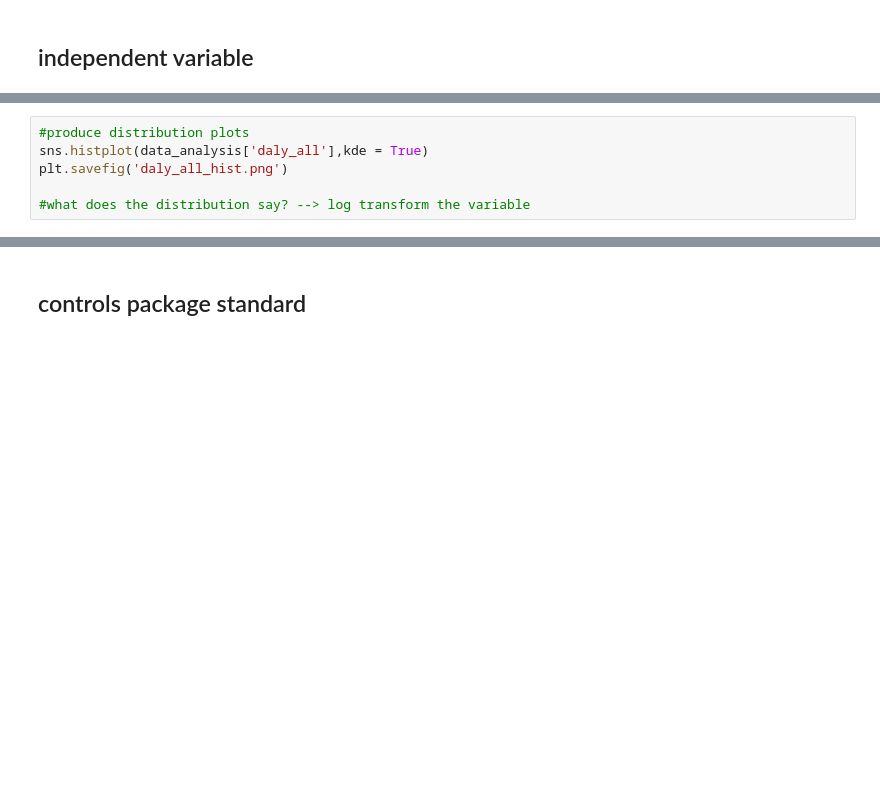
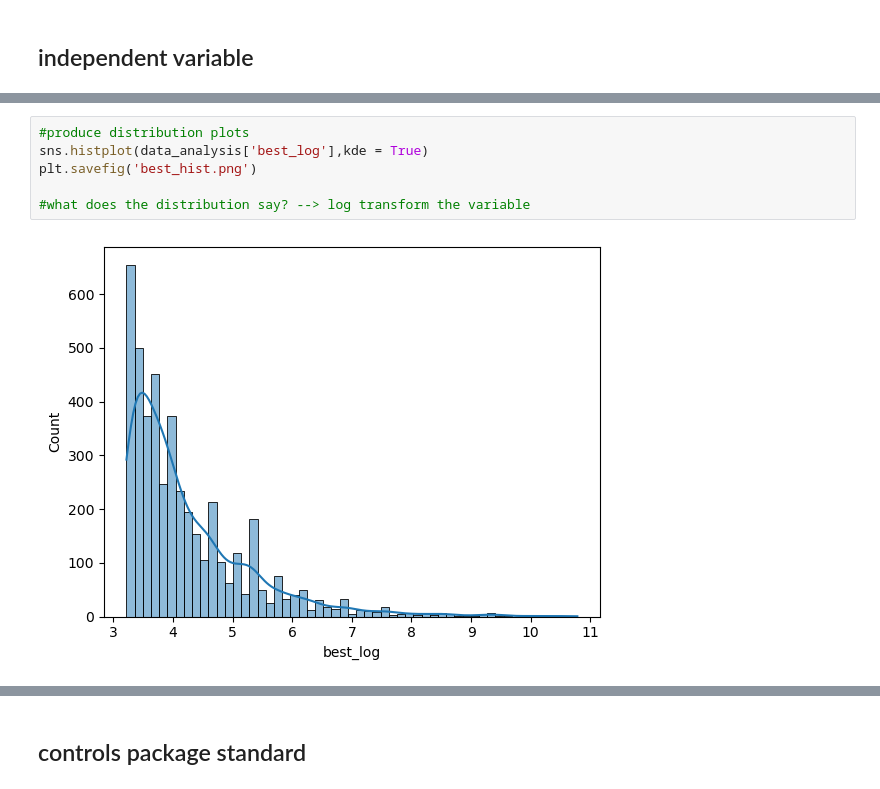
Before and after one commit to NatStrom/Thesis, a Jupyter notebook: descriptive analysis.ipynb, the cells around one changed output, grey strips where cells are left out. Drawn from its saved outputs; the diff is of its cells as text; blank space fills up the shorter version.

```diff
--- a/descriptive analysis.ipynb
+++ b/descriptive analysis.ipynb
@@ -205,10 +206,12 @@ max      48183.000000
 Name: best, dtype: float64
 # %%
 #produce distribution plots
-sns.histplot(data_analysis['daly_all'],kde = True)
-plt.savefig('daly_all_hist.png')
+sns.histplot(data_analysis['best_log'],kde = True)
+plt.savefig('best_hist.png')
 
 #what does the distribution say? --> log transform the variable
+# %% [output]
+[figure, added]
 # %%
 ##inspect missingness
 is_null = data_analysis.isna().sum()
```
Also changed, not shown: parts of 33 cells of this notebook.
